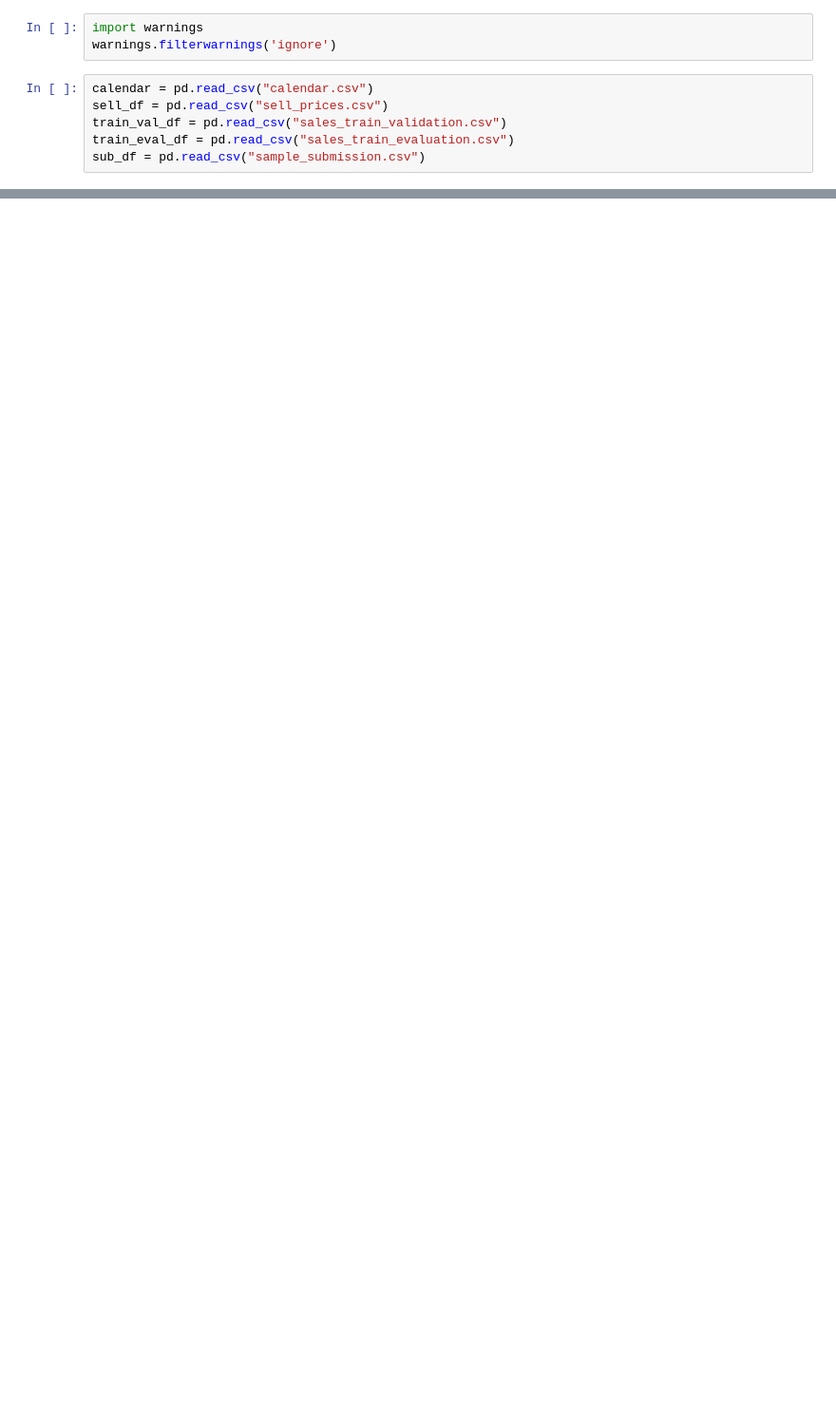
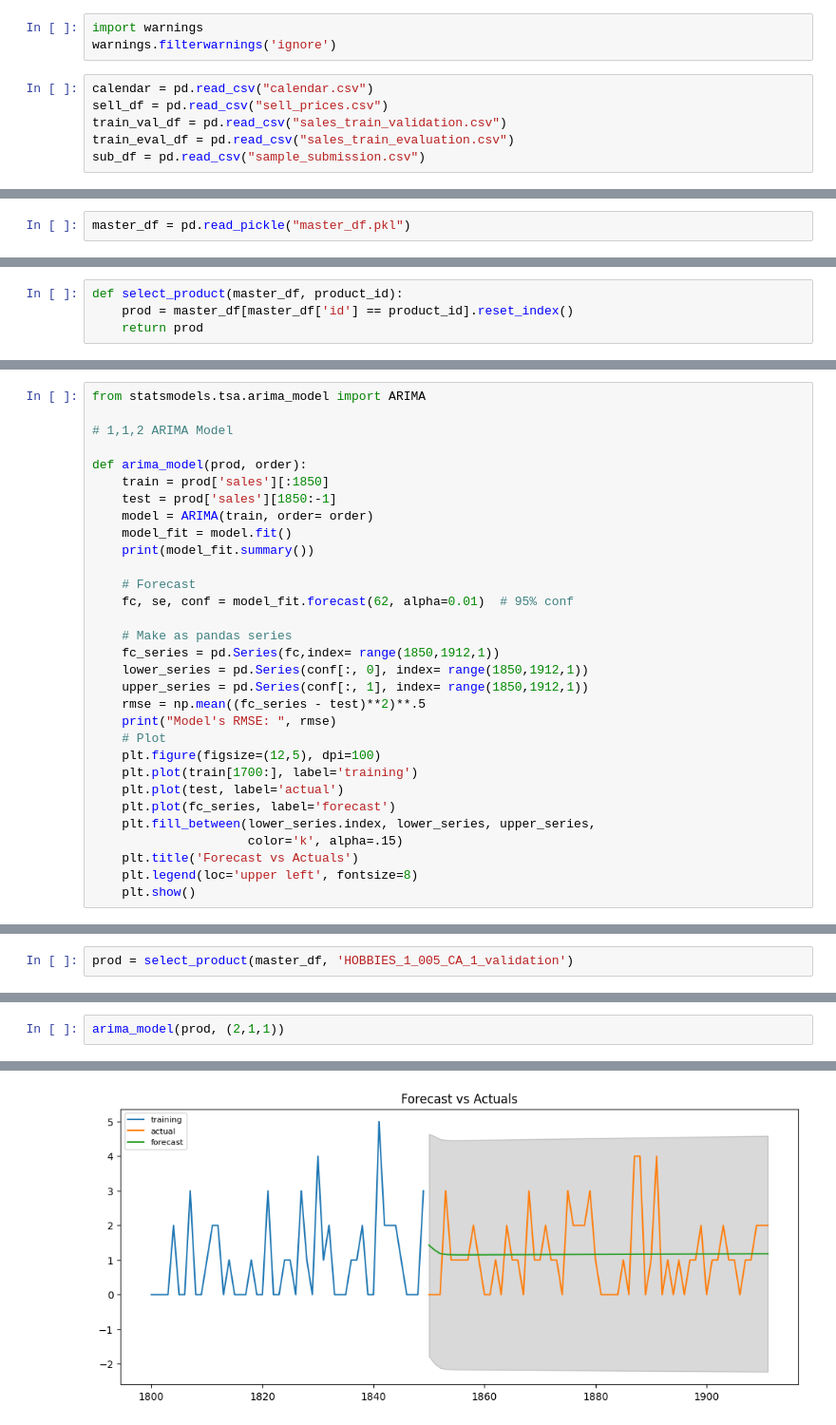
Before and after one commit to sonaljain2212/Walmart-Sales-Forecasting, a Jupyter notebook: Modeling.ipynb, the cells around one changed output, grey strips where cells are left out. Shown at 95% size. Drawn from its saved outputs; the diff is of its cells as text; blank space fills up the shorter version.

```diff
--- a/Modeling.ipynb
+++ b/Modeling.ipynb
@@ -414,0 +216,2 @@ plt.show()
+# %%
+master_df = pd.read_pickle("master_df.pkl")
@@ -414,0 +224,4 @@ plt.show()
+# %%
+def select_product(master_df, product_id):
+    prod = master_df[master_df['id'] == product_id].reset_index()
+    return prod
@@ -414,0 +289,31 @@ plt.show()
+# %%
+from statsmodels.tsa.arima_model import ARIMA
+
+# 1,1,2 ARIMA Model
+
+def arima_model(prod, order):
+    train = prod['sales'][:1850]
+    test = prod['sales'][1850:-1]
+    model = ARIMA(train, order= order)
+    model_fit = model.fit()
+    print(model_fit.summary())
+
+    # Forecast
+    fc, se, conf = model_fit.forecast(62, alpha=0.01)  # 95% conf
+
+    # Make as pandas series
+    fc_series = pd.Series(fc,index= range(1850,1912,1))
+    lower_series = pd.Series(conf[:, 0], index= range(1850,1912,1))
+    upper_series = pd.Series(conf[:, 1], index= range(1850,1912,1))
+    rmse = np.mean((fc_series - test)**2)**.5
+    print("Model's RMSE: ", rmse)
+    # Plot
+    plt.figure(figsize=(12,5), dpi=100)
+    plt.plot(train[1700:], label='training')
+    plt.plot(test, label='actual')
+    plt.plot(fc_series, label='forecast')
+    plt.fill_between(lower_series.index, lower_series, upper_series,
+                     color='k', alpha=.15)
+    plt.title('Forecast vs Actuals')
+    plt.legend(loc='upper left', fontsize=8)
+    plt.show()
@@ -414,0 +340,2 @@ plt.show()
+# %%
+prod = select_product(master_df, 'HOBBIES_1_005_CA_1_validation')
@@ -414,0 +358,3 @@ plt.show()
+# %%
+arima_model(prod, (2,1,1))
+# %% [output]
@@ -414,0 +378 @@ plt.show()
+[figure, added]
```
Also changed, not shown: parts of 73 cells of this notebook.
